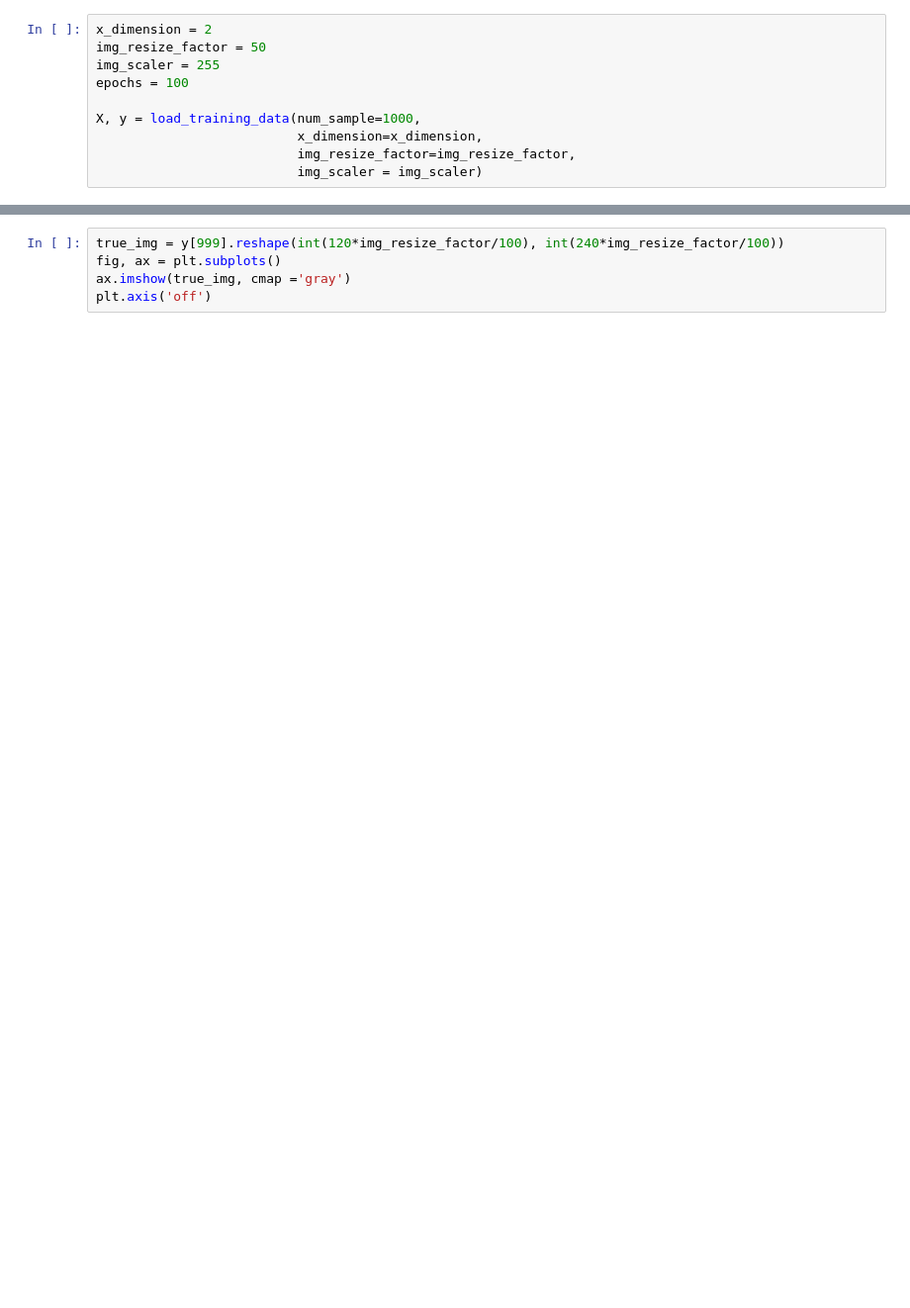
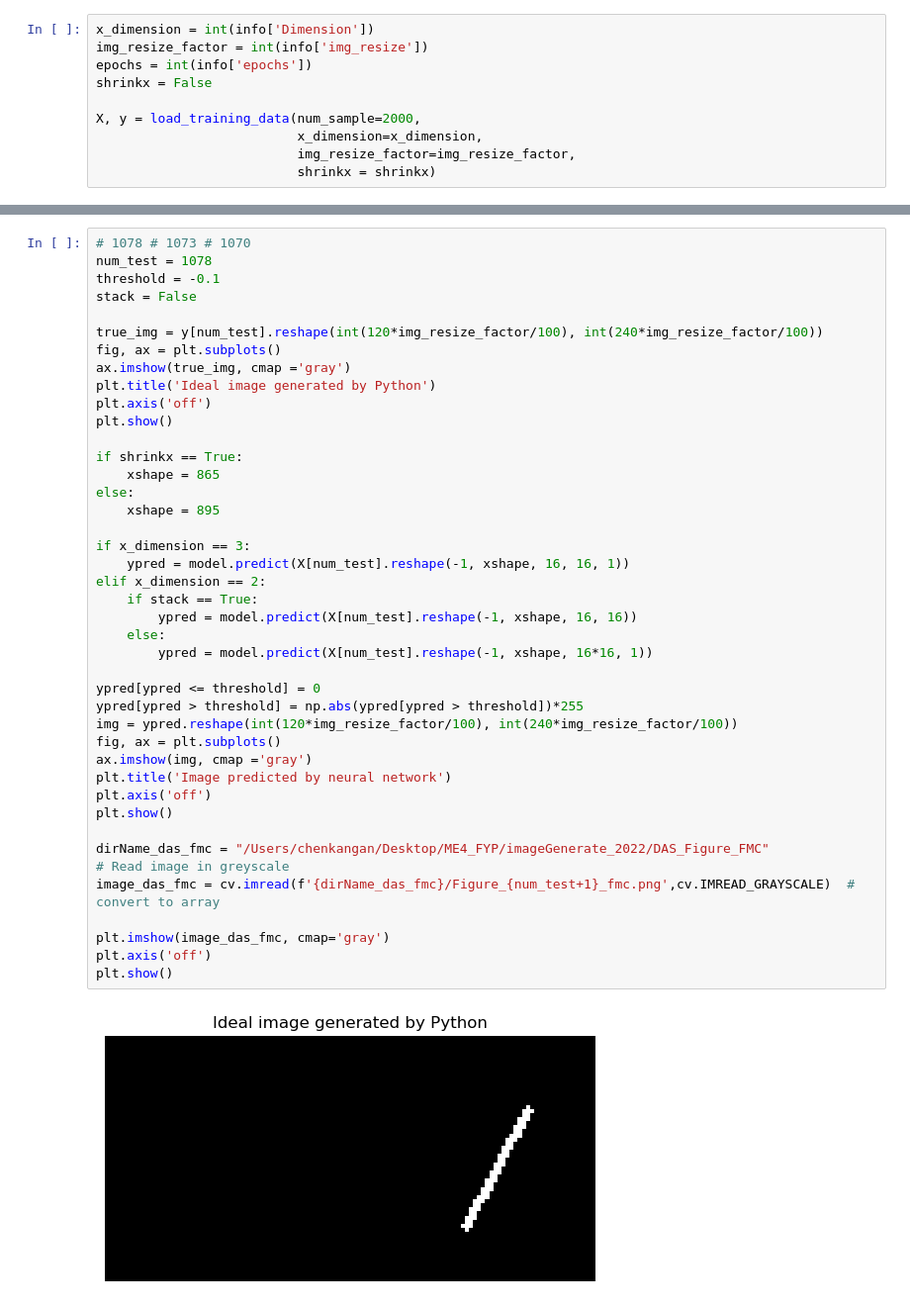
Before and after one commit to MC-Kangan/FYP_Ultrasound_Imaging_ML, a Jupyter notebook: Model_tester.ipynb, the cells around one changed output, grey strips where cells are left out. Shown: that part at 99% size. Drawn from its saved outputs; the diff is of its cells as text; blank space fills up the shorter version.

```diff
--- a/Model_tester.ipynb
+++ b/Model_tester.ipynb
@@ -53,11 +59,11 @@ Model description:
 # %%
-x_dimension = 2
-img_resize_factor = 50
-img_scaler = 255
-epochs = 100
+x_dimension = int(info['Dimension'])
+img_resize_factor = int(info['img_resize'])
+epochs = int(info['epochs'])
+shrinkx = False
 
-X, y = load_training_data(num_sample=1000,
+X, y = load_training_data(num_sample=2000,
                           x_dimension=x_dimension,
                           img_resize_factor=img_resize_factor,
-                          img_scaler = img_scaler)
+                          shrinkx = shrinkx)
 # %% [output]
@@ -66,6 +72,44 @@ The shape of y is (1000, 7200)
 # %%
-true_img = y[999].reshape(int(120*img_resize_factor/100), int(240*img_resize_factor/100))
+# 1078 # 1073 # 1070
+num_test = 1078
+threshold = -0.1
+stack = False
+
+true_img = y[num_test].reshape(int(120*img_resize_factor/100), int(240*img_resize_factor/100))
 fig, ax = plt.subplots()
 ax.imshow(true_img, cmap ='gray')
+plt.title('Ideal image generated by Python')
 plt.axis('off')
+plt.show()
+
+if shrinkx == True:
+    xshape = 865
+else:
+    xshape = 895
+
+if x_dimension == 3:
+    ypred = model.predict(X[num_test].reshape(-1, xshape, 16, 16, 1))
+elif x_dimension == 2:
+    if stack == True:
+        ypred = model.predict(X[num_test].reshape(-1, xshape, 16, 16))
+    else:
+        ypred = model.predict(X[num_test].reshape(-1, xshape, 16*16, 1))
+
+ypred[ypred <= threshold] = 0
+ypred[ypred > threshold] = np.abs(ypred[ypred > threshold])*255
+img = ypred.reshape(int(120*img_resize_factor/100), int(240*img_resize_factor/100))
+fig, ax = plt.subplots()
+ax.imshow(img, cmap ='gray')
+plt.title('Image predicted by neural network')
+plt.axis('off')
+plt.show()
+
+dirName_das_fmc = "/Users/chenkangan/Desktop/ME4_FYP/imageGenerate_2022/DAS_Figure_FMC"
+# Read image in greyscale
+image_das_fmc = cv.imread(f'{dirName_das_fmc}/Figure_{num_test+1}_fmc.png',cv.IMREAD_GRAYSCALE)  # convert to array
+
+plt.imshow(image_das_fmc, cmap='gray')
+plt.axis('off')
+plt.show()
 # %% [output]
+[figure, new version]
```
Also changed, not shown: parts of 6 cells of this notebook, 6 other files.
